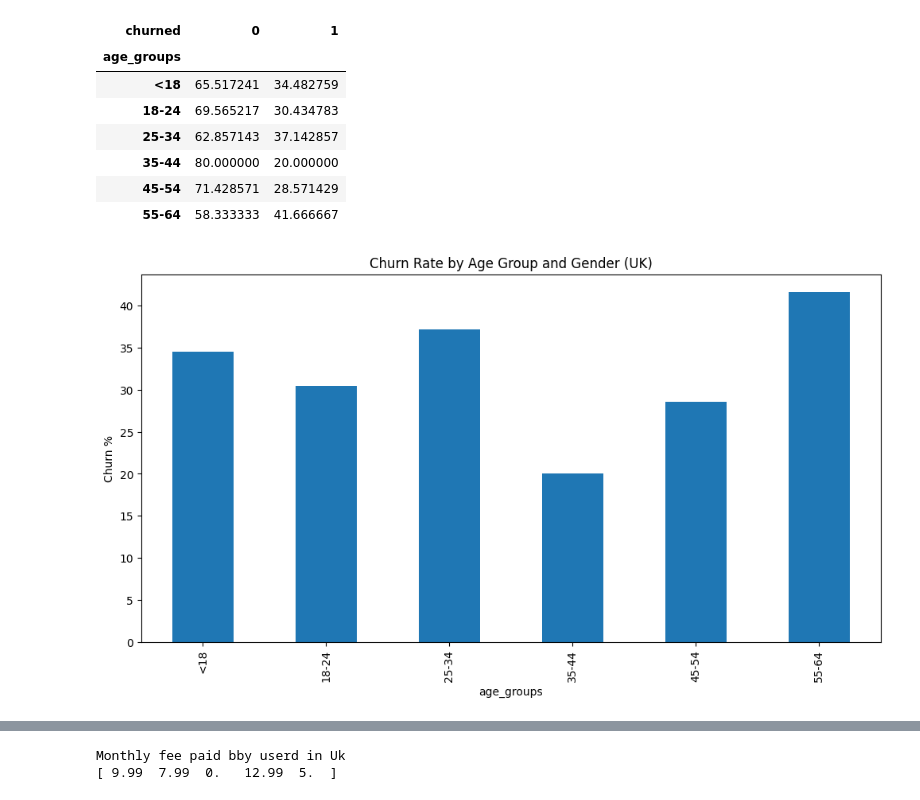
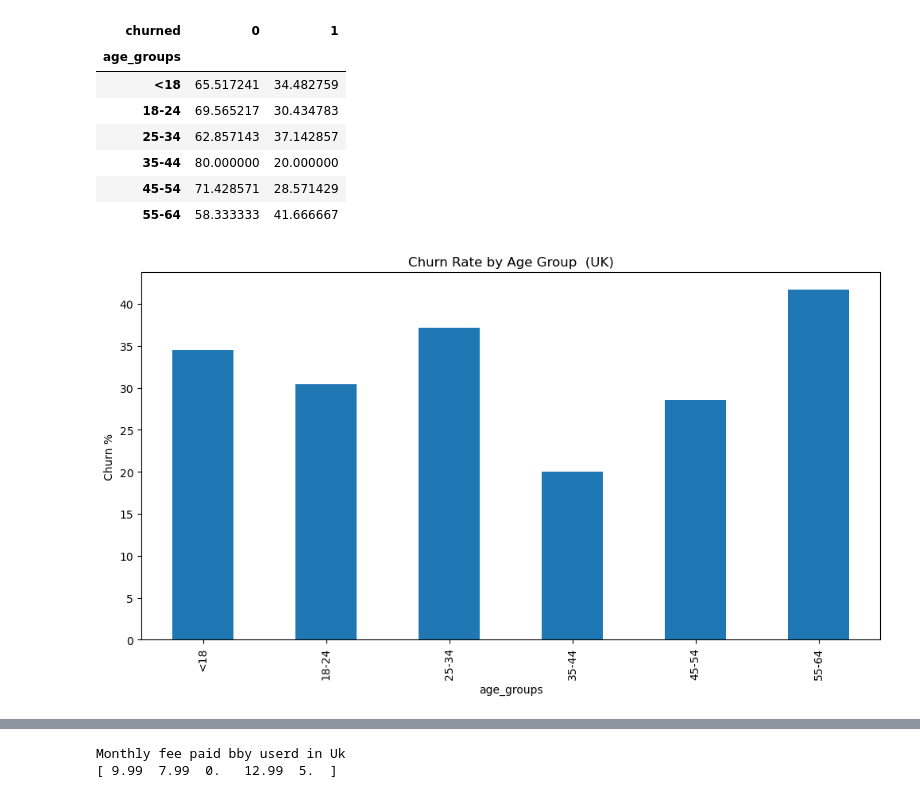
Before and after one commit to mirajgansi/IoA_Autum_sprint, a Jupyter notebook: notebook/analysis.ipynb, the cells around one changed output, grey strips where cells are left out. Drawn from its saved outputs; the diff is of its cells as text; code cells hidden in the pictures.

```diff
--- a/notebook/analysis.ipynb
+++ b/notebook/analysis.ipynb
@@ -127,12 +127,12 @@ uk_age_churn
 # %%
 uk_age_churn_yes = uk_age_churn[1]
 
 uk_age_churn_yes.plot(kind='bar', figsize=(12,6))
 plt.ylabel('Churn %')
-plt.title('Churn Rate by Age Group and Gender (UK)')
+plt.title('Churn Rate by Age Group  (UK)')
 plt.show()
 # %% [output]
-[figure, old version]
+[figure, new version]
 # %%
 plt.figure(figsize=(10, 6))
 for gender in ['Male', 'Female', 'Other']:
```
Also changed, not shown: parts of 17 cells of this notebook, 1 other file.
